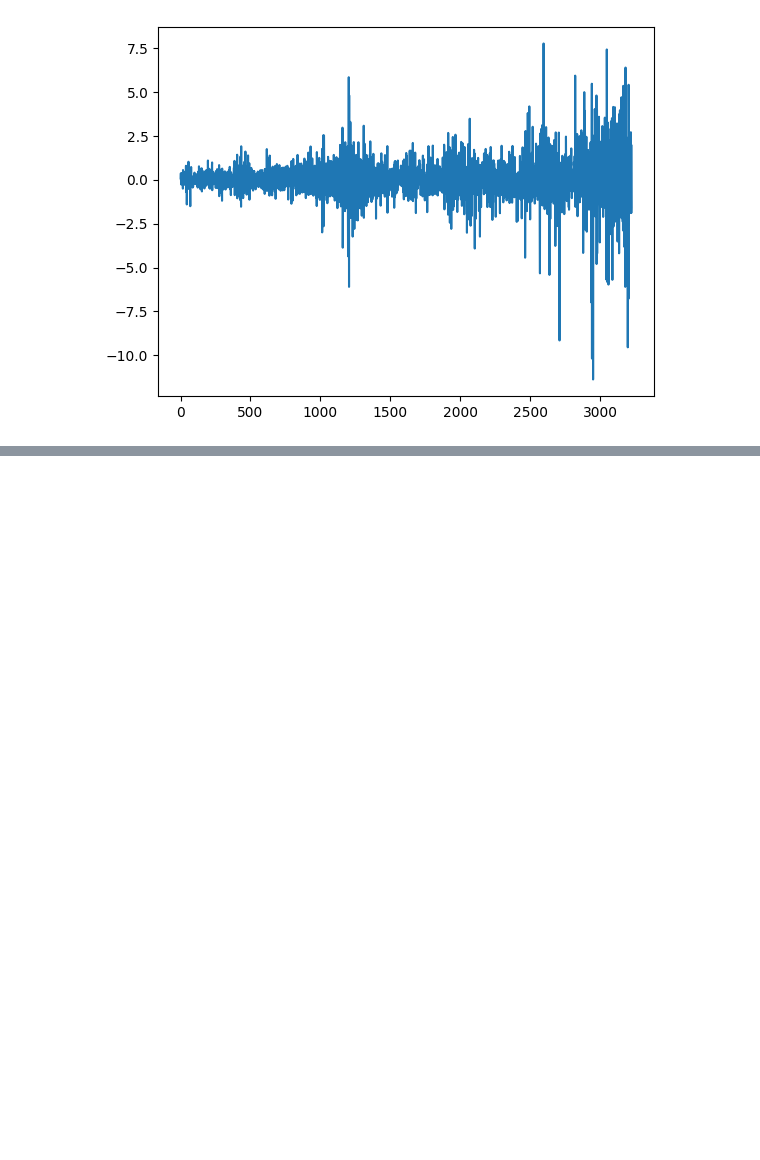
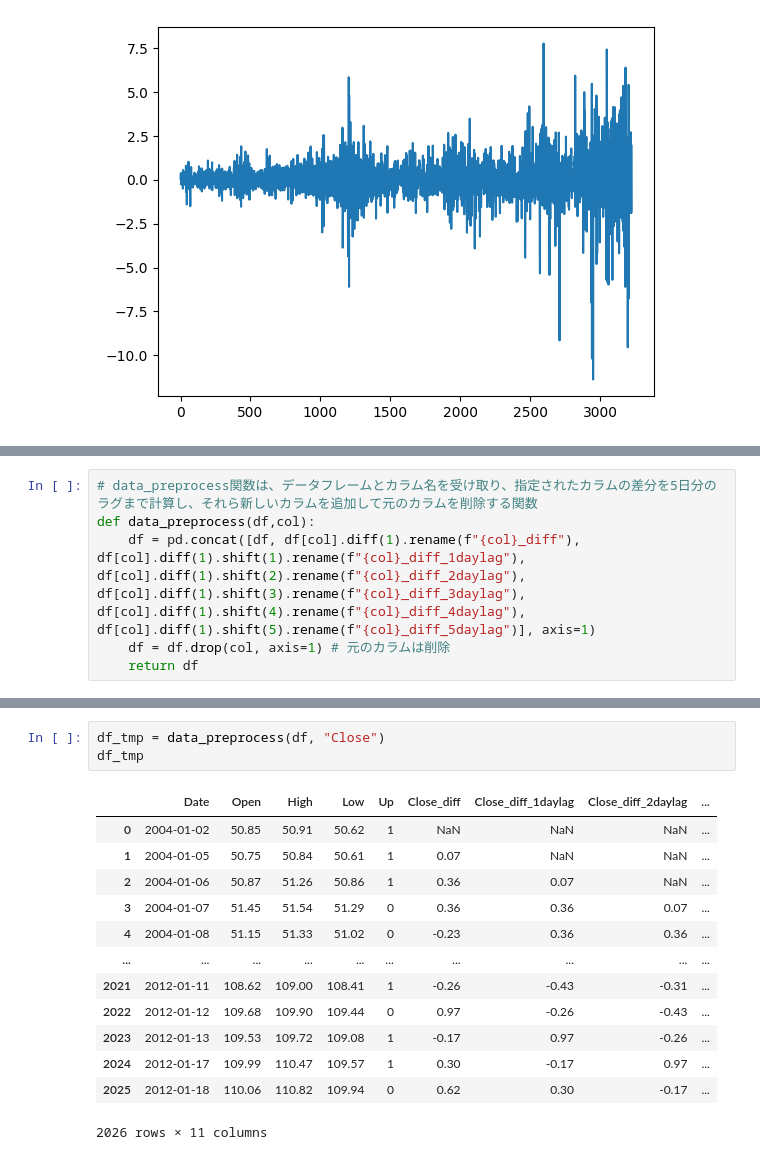
Before and after one commit to shgolf/stock_analysis, a Jupyter notebook: estimate.ipynb, the cells around one changed output, grey strips where cells are left out. Cells and saved outputs as stored; diff of their text form; blank space fills up the shorter version.

```diff
--- a/estimate.ipynb
+++ b/estimate.ipynb
@@ -125,0 +181,6 @@ pd.concat([df["Close"].diff(1), df_test_base["Close"].diff(1)], axis=0).reset_in
+# %%
+# data_preprocess関数は、データフレームとカラム名を受け取り、指定されたカラムの差分を5日分のラグまで計算し、それら新しいカラムを追加して元のカラムを削除する関数
+def data_preprocess(df,col):
+    df = pd.concat([df, df[col].diff(1).rename(f"{col}_diff"), df[col].diff(1).shift(1).rename(f"{col}_diff_1daylag"), df[col].diff(1).shift(2).rename(f"{col}_diff_2daylag"), df[col].diff(1).shift(3).rename(f"{col}_diff_3daylag"), df[col].diff(1).shift(4).rename(f"{col}_diff_4daylag"), df[col].diff(1).shift(5).rename(f"{col}_diff_5daylag")], axis=1)
+    df = df.drop(col, axis=1) # 元のカラムは削除
+    return df
@@ -125,0 +203,17 @@ pd.concat([df["Close"].diff(1), df_test_base["Close"].diff(1)], axis=0).reset_in
+# %%
+df_tmp = data_preprocess(df, "Close")
+df_tmp
+# %% [output]
+|  | Date | Open | High | Low | Up | Close_diff | Close_diff_1daylag | Close_diff_2daylag | ... |
+| 0 | 2004-01-02 | 50.85 | 50.91 | 50.62 | 1 | NaN | NaN | NaN | ... |
+| 1 | 2004-01-05 | 50.75 | 50.84 | 50.61 | 1 | 0.07 | NaN | NaN | ... |
+| 2 | 2004-01-06 | 50.87 | 51.26 | 50.86 | 1 | 0.36 | 0.07 | NaN | ... |
+| 3 | 2004-01-07 | 51.45 | 51.54 | 51.29 | 0 | 0.36 | 0.36 | 0.07 | ... |
+| 4 | 2004-01-08 | 51.15 | 51.33 | 51.02 | 0 | -0.23 | 0.36 | 0.36 | ... |
+| ... | ... | ... | ... | ... | ... | ... | ... | ... | ... |
+| 2021 | 2012-01-11 | 108.62 | 109.00 | 108.41 | 1 | -0.26 | -0.43 | -0.31 | ... |
+| 2022 | 2012-01-12 | 109.68 | 109.90 | 109.44 | 0 | 0.97 | -0.26 | -0.43 | ... |
+| 2023 | 2012-01-13 | 109.53 | 109.72 | 109.08 | 1 | -0.17 | 0.97 | -0.26 | ... |
+| 2024 | 2012-01-17 | 109.99 | 110.47 | 109.57 | 1 | 0.30 | -0.17 | 0.97 | ... |
+| 2025 | 2012-01-18 | 110.06 | 110.82 | 109.94 | 0 | 0.62 | 0.30 | -0.17 | ... |
+2026 rows × 11 columns
```
Also changed, not shown: parts of 23 cells of this notebook, 4 other files.
